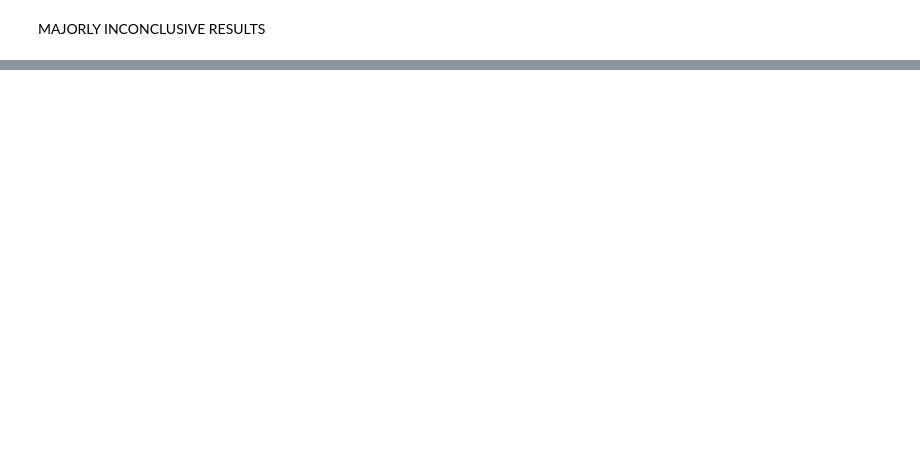
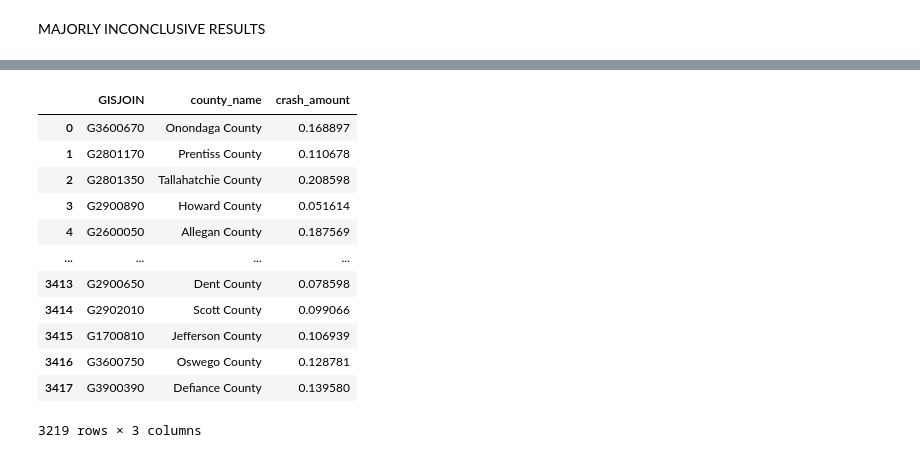
Before and after one commit to drg101/fysallida, a Jupyter notebook: analyze/Basic_Analysis.ipynb, the cells around one changed output, grey strips where cells are left out. Cells and saved outputs as stored; diff of their text form; code cells hidden in the pictures; blank space fills up the shorter version.

```diff
--- a/analyze/Basic_Analysis.ipynb
+++ b/analyze/Basic_Analysis.ipynb
@@ -301,0 +333,16 @@ MAJORLY INCONCLUSIVE RESULTS
+# %%
+to_predict_df[['GISJOIN', 'county_name', 'crash_amount']]
+# %% [output]
+|  | GISJOIN | county_name | crash_amount |
+| 0 | G3600670 | Onondaga County | 0.168897 |
+| 1 | G2801170 | Prentiss County | 0.110678 |
+| 2 | G2801350 | Tallahatchie County | 0.208598 |
+| 3 | G2900890 | Howard County | 0.051614 |
+| 4 | G2600050 | Allegan County | 0.187569 |
+| ... | ... | ... | ... |
+| 3413 | G2900650 | Dent County | 0.078598 |
+| 3414 | G2902010 | Scott County | 0.099066 |
+| 3415 | G1700810 | Jefferson County | 0.106939 |
+| 3416 | G3600750 | Oswego County | 0.128781 |
+| 3417 | G3900390 | Defiance County | 0.139580 |
+3219 rows × 3 columns
```
Also changed, not shown: parts of 18 cells of this notebook, 2 other files.
